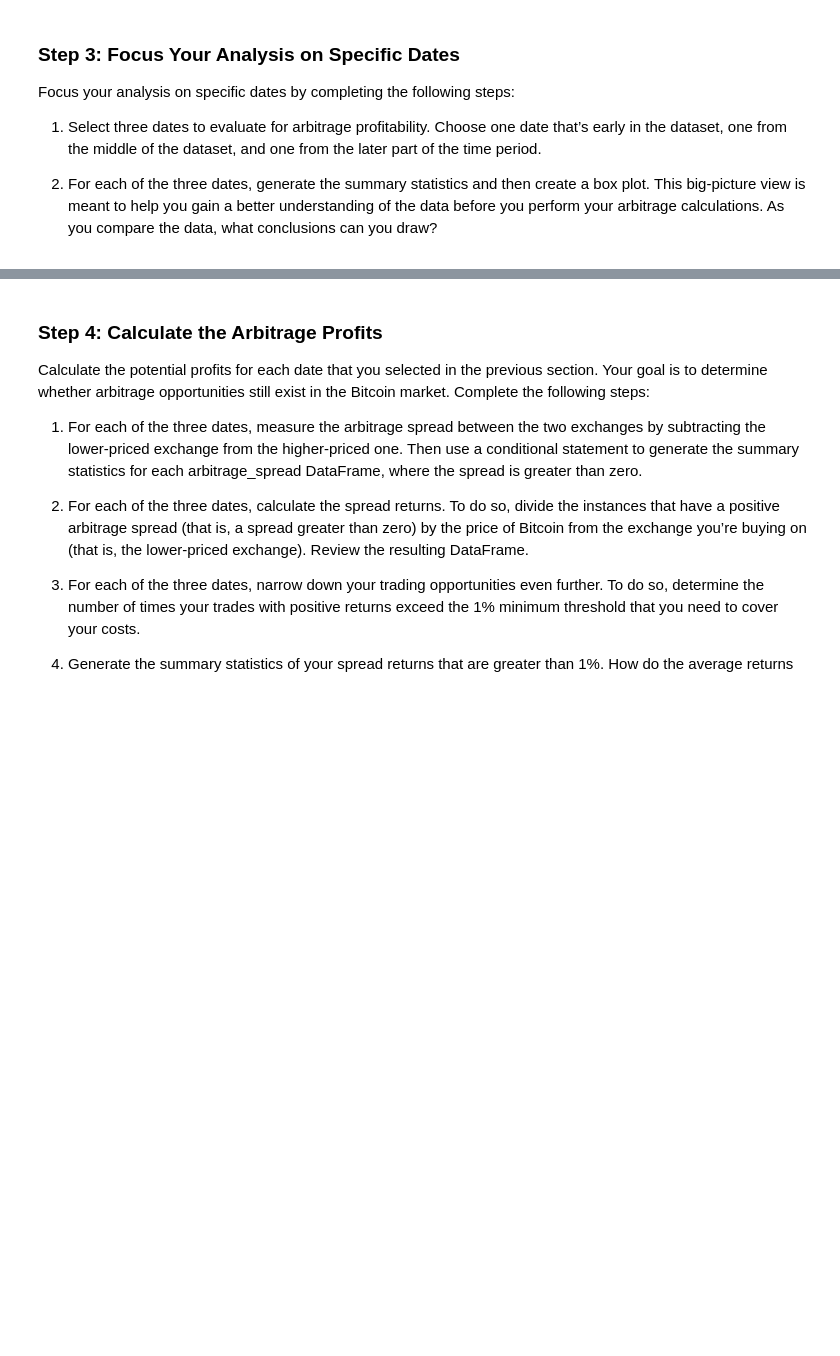
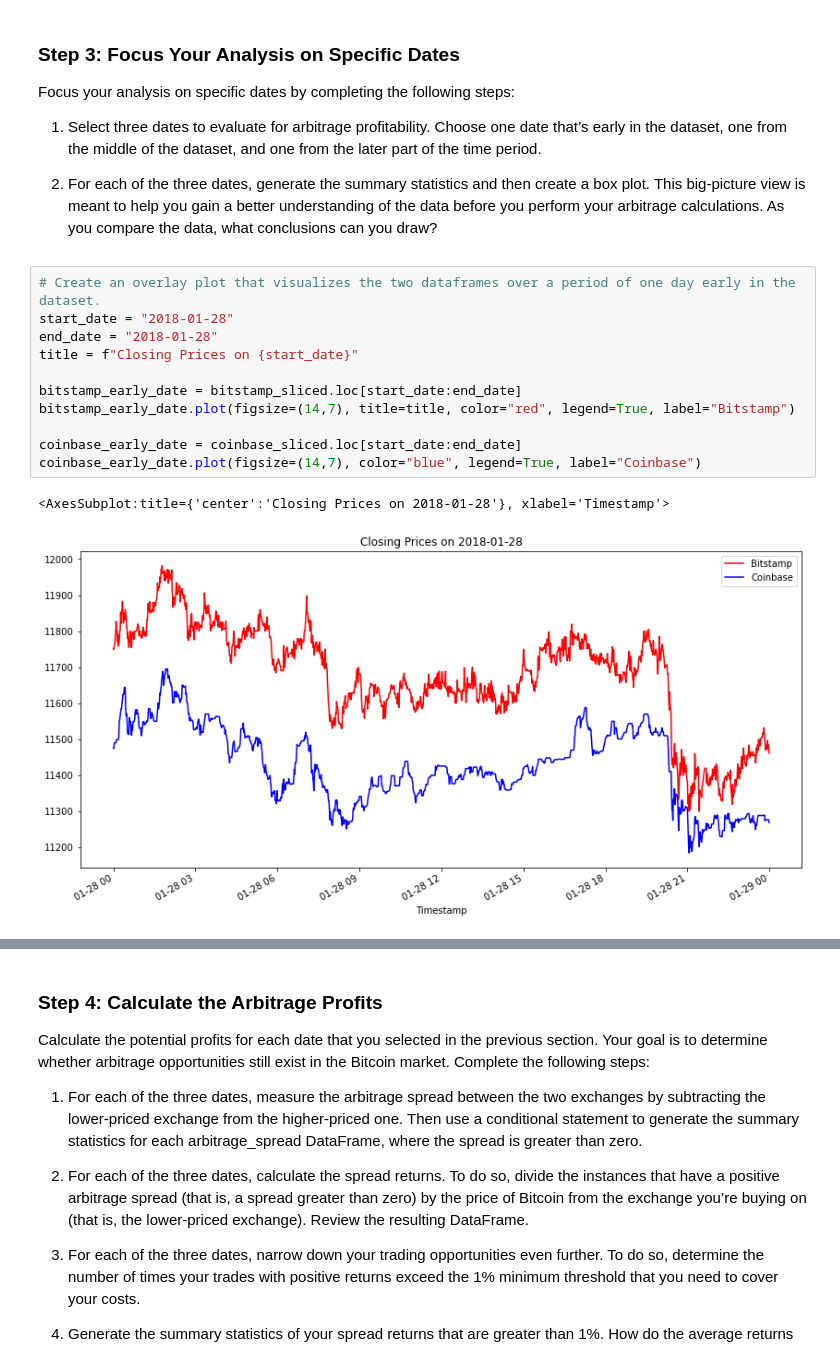
Before and after one commit to rdillens/03_Arbitrage_Opportunities, a Jupyter notebook: crypto_arbitrage.ipynb, the cells around one changed output, grey strips where cells are left out. Saved outputs shown, nothing was run; the diff lists cells and outputs as text; blank space fills up the shorter version.

```diff
--- a/crypto_arbitrage.ipynb
+++ b/crypto_arbitrage.ipynb
@@ -299,3 +299,17 @@ Focus your analysis on specific dates by completing the following steps:
 1. Select three dates to evaluate for arbitrage profitability. Choose one date that’s early in the dataset, one from the middle of the dataset, and one from the later part of the time period.
 
 2. For each of the three dates, generate the summary statistics and then create a box plot. This big-picture view is meant to help you gain a better understanding of the data before you perform your arbitrage calculations. As you compare the data, what conclusions can you draw?
+# %%
+# Create an overlay plot that visualizes the two dataframes over a period of one day early in the dataset.
+start_date = "2018-01-28"
+end_date = "2018-01-28"
+title = f"Closing Prices on {start_date}"
+
+bitstamp_early_date = bitstamp_sliced.loc[start_date:end_date]
+bitstamp_early_date.plot(figsize=(14,7), title=title, color="red", legend=True, label="Bitstamp")
+
+coinbase_early_date = coinbase_sliced.loc[start_date:end_date]
+coinbase_early_date.plot(figsize=(14,7), color="blue", legend=True, label="Coinbase")
+# %% [output]
+<AxesSubplot:title={'center':'Closing Prices on 2018-01-28'}, xlabel='Timestamp'>
+[figure, added]
```
Also changed, not shown: parts of 14 cells of this notebook.
